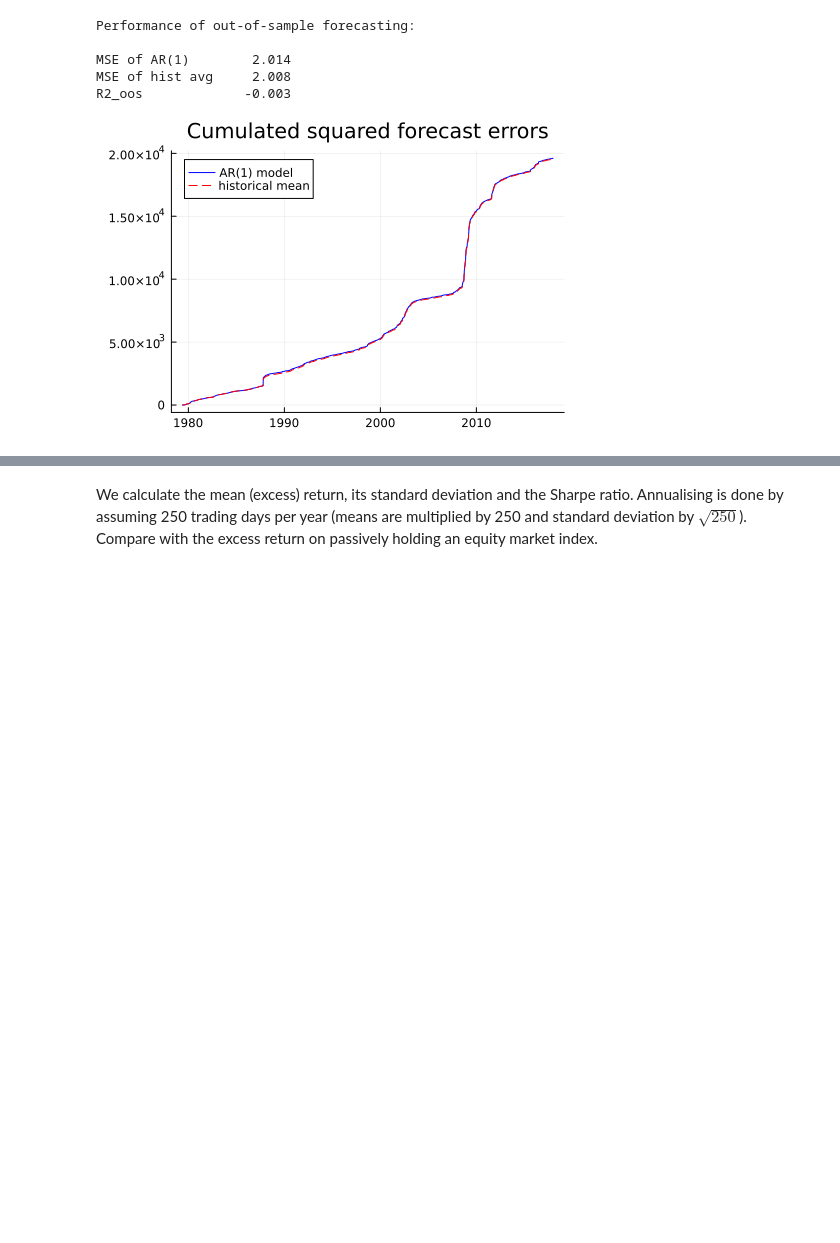
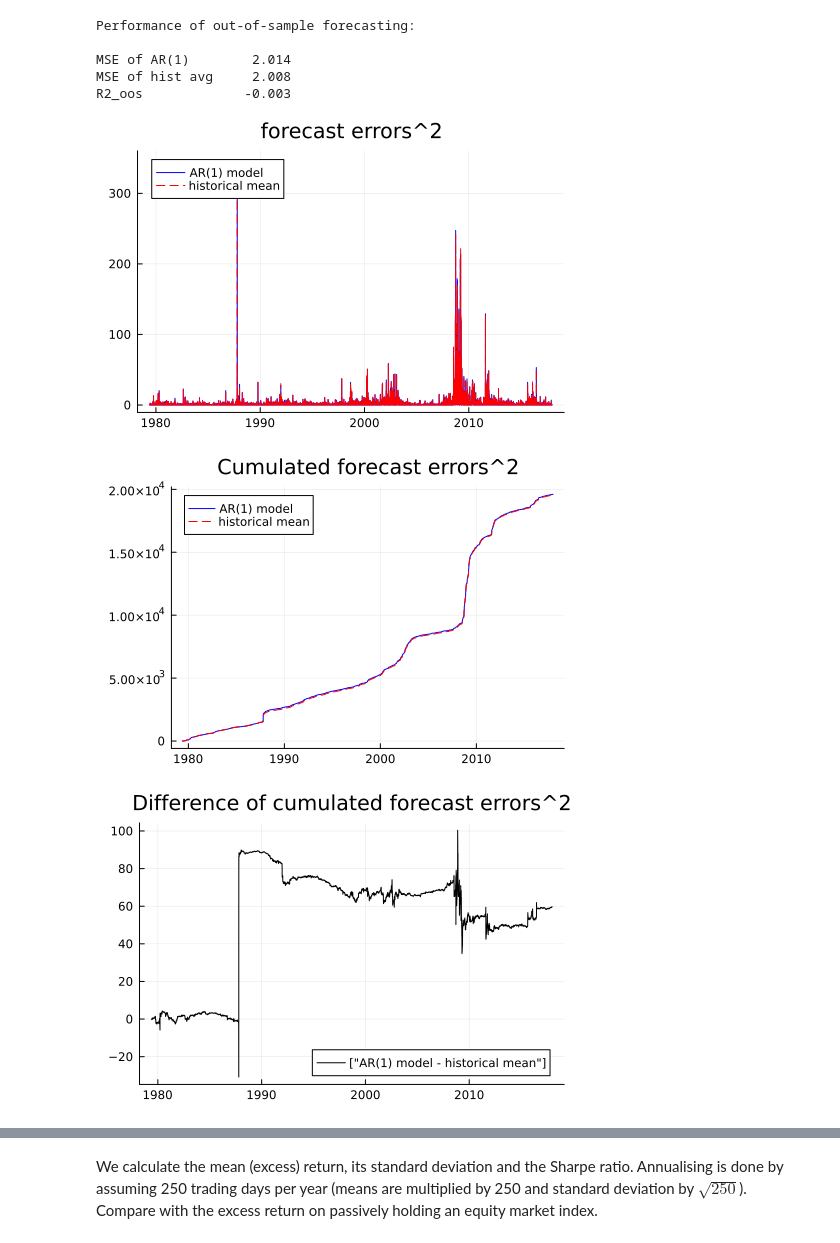
Before and after one commit to PaulSoderlind/FinancialTheoryMSc, a Jupyter notebook: Ch13_EfficientMarkets.ipynb, the cells around one changed output, grey strips where cells are left out. Cells and saved outputs as stored; diff of their text form; code cells hidden in the pictures; blank space fills up the shorter version.

```diff
--- a/Ch13_EfficientMarkets.ipynb
+++ b/Ch13_EfficientMarkets.ipynb
@@ -166,17 +172,38 @@ MSE of hist avg     2.008
 R2_oos             -0.003
 # %%
 xTicksLoc = [Date(1980);Date(1990);Date(2000);Date(2010)]
-xTicksLab = Dates.format.(xTicksLoc,"Y")     #nice formatting of date axes
+xTicksLab = Dates.format.(xTicksLoc,"Y")     #formatting of date axis
 
-plot( dNb,[cumsum(ϵ.^2) cumsum(e.^2)],
+
+p1 = plot( dNb,[ϵ.^2 e.^2],
       linecolor = [:blue :red],
       linestyle = [:solid :dash],
       label = ["AR(1) model" "historical mean"],
       legend = :topleft,
       xticks = (xTicksLoc,xTicksLab),
-      title = "Cumulated squared forecast errors" )
+      title = "forecast errors^2" )
+display(p1)
+
+p2 = plot( dNb,[cumsum(ϵ.^2) cumsum(e.^2)],
+      linecolor = [:blue :red],
+      linestyle = [:solid :dash],
+      label = ["AR(1) model" "historical mean"],
+      legend = :topleft,
+      xticks = (xTicksLoc,xTicksLab),
+      title = "Cumulated forecast errors^2" )
+display(p2)
+
+p3 = plot( dNb,cumsum(ϵ.^2) - cumsum(e.^2),
+      linecolor = :black,
+      linestyle = :solid,
+      label = ["AR(1) model - historical mean"],
+      xticks = (xTicksLoc,xTicksLab),
+      title  = "Difference of cumulated forecast errors^2" )
+display(p3)
 # %% [output]
-[figure, old version]
+[figure, new version]
+[figure, added]
+[figure, added]
 # %% [markdown]
 ## Mariano-Diebold and Clark-West Tests (extra)
 
```
Also changed, not shown: parts of 17 cells of this notebook, 3 other files.
